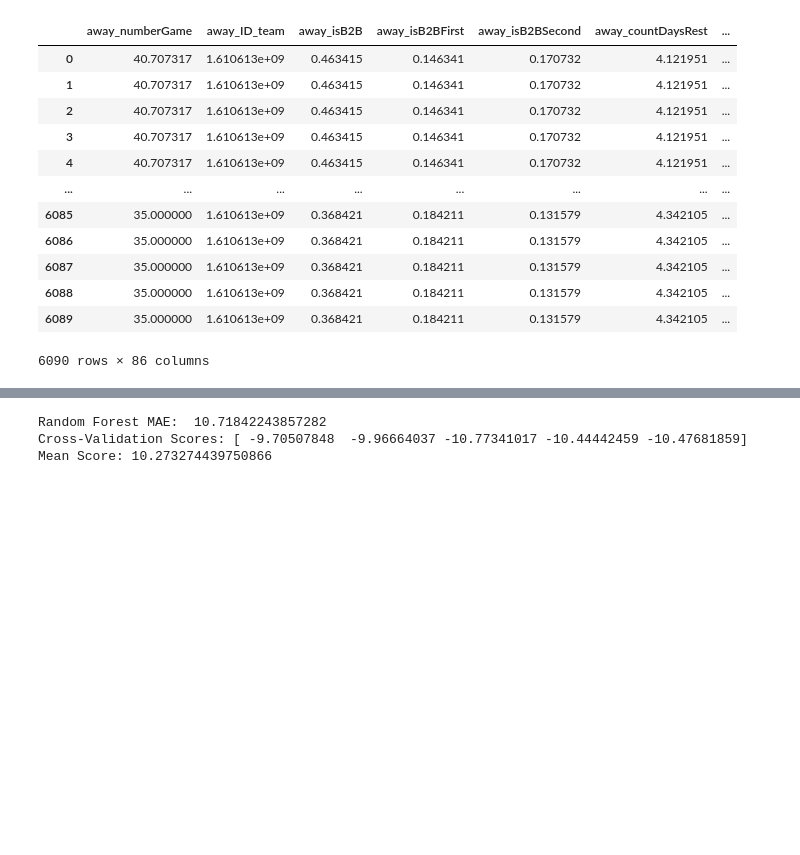
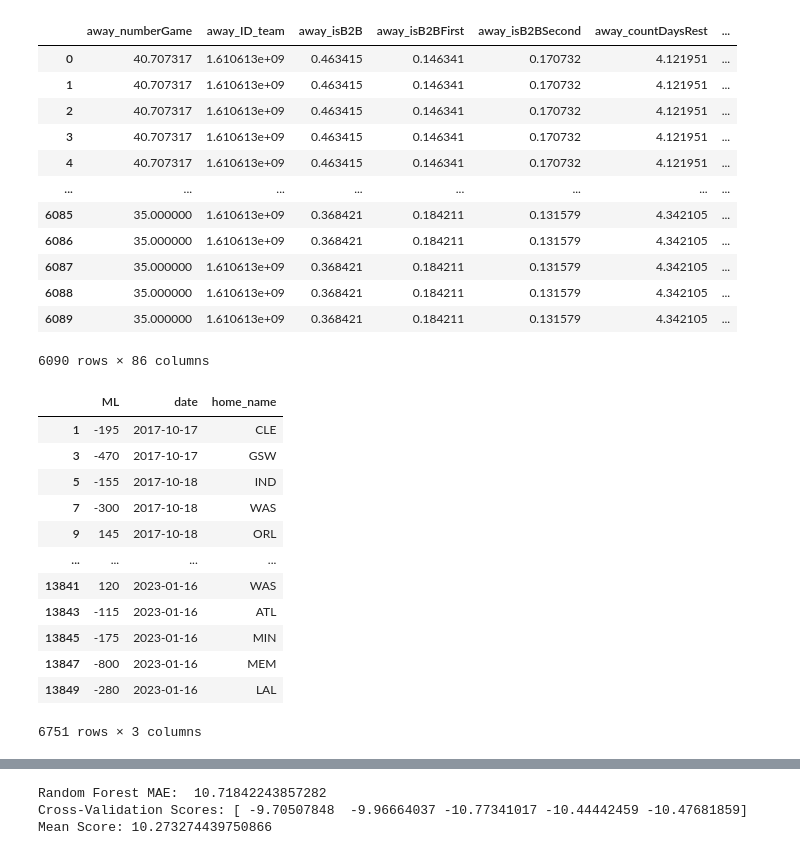
Before and after one commit to masonboyles/COMP_562_PROJ, a Jupyter notebook: final_project.ipynb, the cells around one changed output, grey strips where cells are left out. Drawn from its saved outputs; the diff is of its cells as text; code cells hidden in the pictures; blank space fills up the shorter version.

```diff
--- a/final_project.ipynb
+++ b/final_project.ipynb
@@ -86,2 +134,65 @@ full_averages_table
+# %%
+# Assuming your DataFrame is named 'df' and the date column is named 'date'
+ml_table['Date'] = ml_table['Date'].apply(lambda x: '0' + x if len(x) == 3 else x)
+
+ml_table['MM'] = ml_table['Date'].astype(str).str[:2]
+ml_table['DD'] = ml_table['Date'].astype(str).str[2:]
+
+# Combine 'year', 'MM', and 'DD' columns to create 'date' column
+ml_table['date'] = ml_table['year'].astype(str) + '-' + ml_table['MM'] + '-' + ml_table['DD']
+
+ml_table = ml_table.drop(columns=['year','MM','DD', 'Date'])
+
+team_mapping = {
+    "LALakers": "LAL",
+    "Boston": "BOS",
+    "GoldenState": "GSW",
+    "Miami": "MIA",
+    "SanAntonio": "SAS",
+    "Brooklyn": "BKN",
+    "Memphis": "MEM",
+    "Detroit": "DET",
+    "Toronto": "TOR",
+    "Indiana": "IND",
+    "Atlanta": "ATL",
+    "Minnesota": "MIN",
+    "NewYork": "NYK",
+    "Washington": "WAS",
+    "Phoenix": "PHX",
+    "Utah": "UTA",
+    "Sacramento": "SAC",
+    "Philadelphia": "PHI",
+    "Charlotte": "CHA",
+    "Houston": "HOU",
+    "Portland": "POR",
+    "Orlando": "ORL",
+    "Chicago": "CHI",
+    "Milwaukee": "MIL",
+    "Dallas": "DAL",
+    "Denver": "DEN",
+    "NewOrleans": "NOP",
+    "Cleveland": "CLE",
+    "OklahomaCity": "OKC",
+    "LAClippers": "LAC"
+}
+ml_table['home_name'] = ml_table['Team'].map(team_mapping)
+ml_table = ml_table.drop(columns=['Team'])
+
+
+ml_table
+# %% [output]
+|  | ML | date | home_name |
+| 1 | -195 | 2017-10-17 | CLE |
+| 3 | -470 | 2017-10-17 | GSW |
+| 5 | -155 | 2017-10-18 | IND |
+| 7 | -300 | 2017-10-18 | WAS |
+| 9 | 145 | 2017-10-18 | ORL |
+| ... | ... | ... | ... |
+| 13841 | 120 | 2023-01-16 | WAS |
+| 13843 | -115 | 2023-01-16 | ATL |
+| 13845 | -175 | 2023-01-16 | MIN |
+| 13847 | -800 | 2023-01-16 | MEM |
+| 13849 | -280 | 2023-01-16 | LAL |
+6751 rows × 3 columns
 # %%
 final_table = all_data
```
Also changed, not shown: parts of 5 cells of this notebook.
